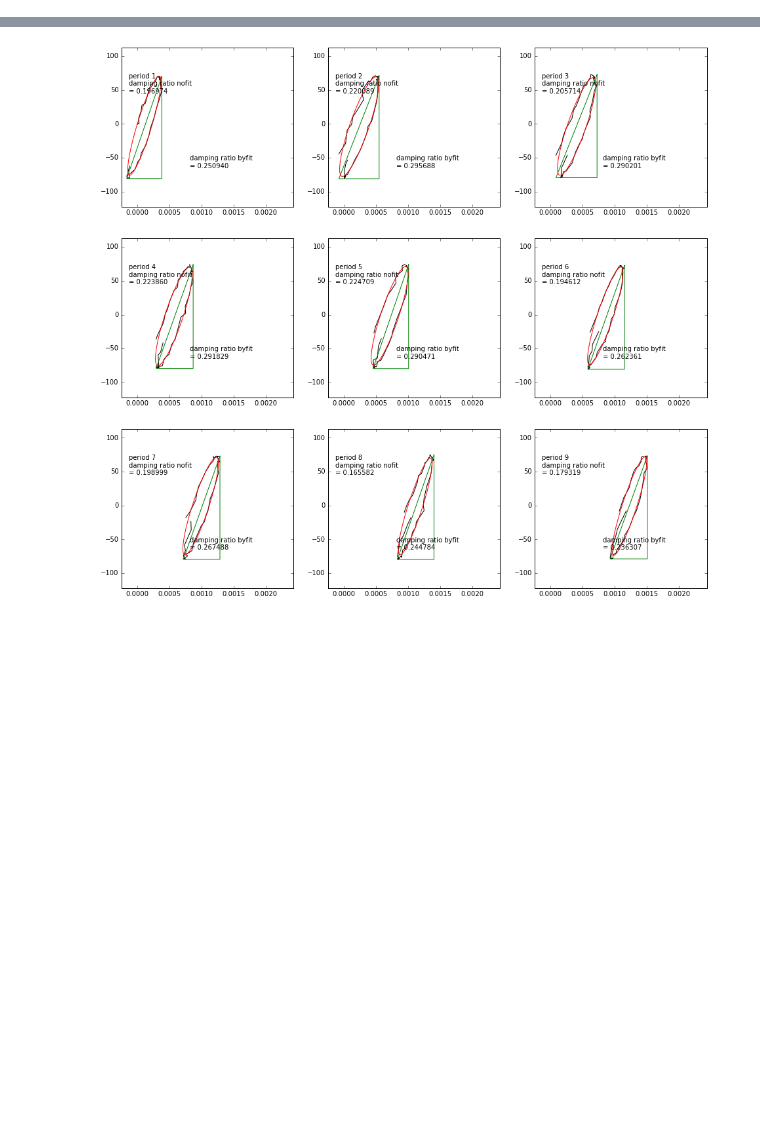
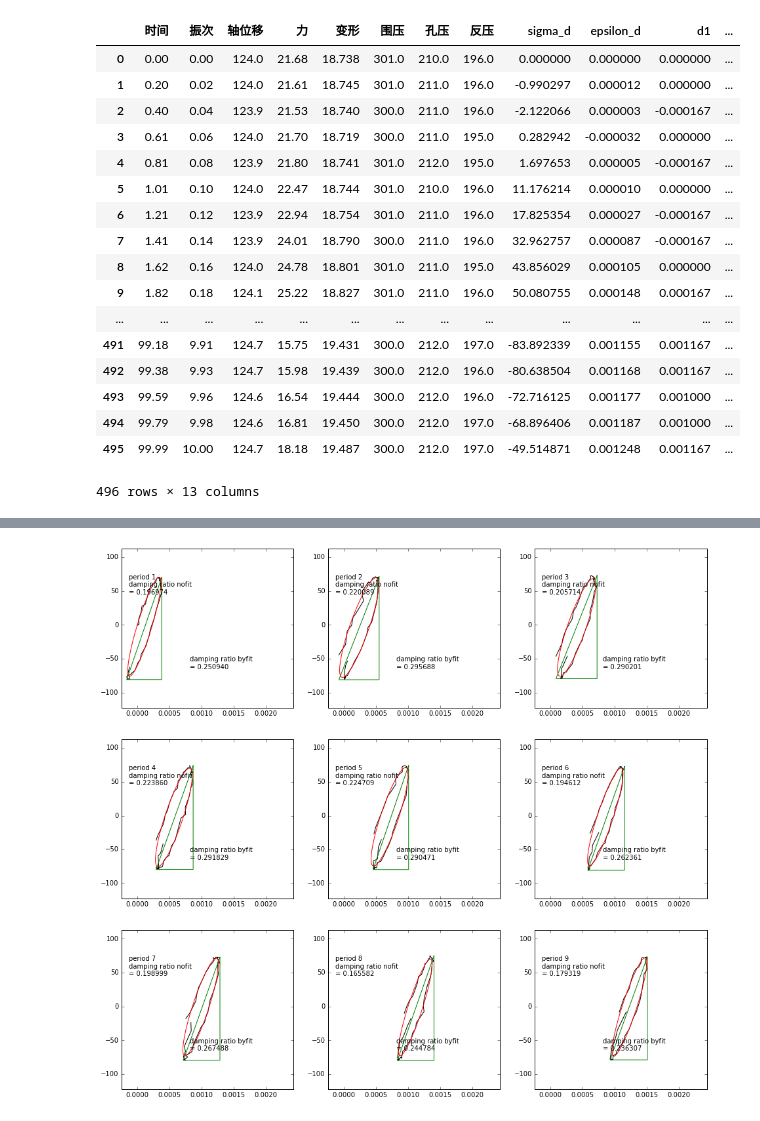
Before and after one commit to FryeT/dongli, a Jupyter notebook: dl_G345/dl_G345.ipynb, the cells around one changed output, grey strips where cells are left out. Saved outputs shown, nothing was run; the diff lists cells and outputs as text; code cells hidden in the pictures; blank space fills up the shorter version.

```diff
--- a/dl_G345/dl_G345.ipynb
+++ b/dl_G345/dl_G345.ipynb
@@ -15,0 +7,22 @@ df['sigma_d'] = (df['力']-df['力'][0])/A0
+# %%
+df = pd.read_csv('datas/0.1hz/dl_G345_6.3kn2017-8-16(10-59-8).csv',encoding='gb2312')
+df
+# %% [output]
+|  | 时间 | 振次 | 轴位移 | 力 | 变形 | 围压 | 孔压 | 反压 | sigma_d | epsilon_d | d1 | ... |
+| 0 | 0.00 | 0.00 | 124.0 | 21.68 | 18.738 | 301.0 | 210.0 | 196.0 | 0.000000 | 0.000000 | 0.000000 | ... |
+| 1 | 0.20 | 0.02 | 124.0 | 21.61 | 18.745 | 301.0 | 211.0 | 196.0 | -0.990297 | 0.000012 | 0.000000 | ... |
+| 2 | 0.40 | 0.04 | 123.9 | 21.53 | 18.740 | 300.0 | 211.0 | 196.0 | -2.122066 | 0.000003 | -0.000167 | ... |
+| 3 | 0.61 | 0.06 | 124.0 | 21.70 | 18.719 | 300.0 | 211.0 | 195.0 | 0.282942 | -0.000032 | 0.000000 | ... |
+| 4 | 0.81 | 0.08 | 123.9 | 21.80 | 18.741 | 301.0 | 212.0 | 195.0 | 1.697653 | 0.000005 | -0.000167 | ... |
+| 5 | 1.01 | 0.10 | 124.0 | 22.47 | 18.744 | 301.0 | 210.0 | 196.0 | 11.176214 | 0.000010 | 0.000000 | ... |
+| 6 | 1.21 | 0.12 | 123.9 | 22.94 | 18.754 | 301.0 | 211.0 | 196.0 | 17.825354 | 0.000027 | -0.000167 | ... |
+| 7 | 1.41 | 0.14 | 123.9 | 24.01 | 18.790 | 300.0 | 211.0 | 196.0 | 32.962757 | 0.000087 | -0.000167 | ... |
+| 8 | 1.62 | 0.16 | 124.0 | 24.78 | 18.801 | 301.0 | 211.0 | 195.0 | 43.856029 | 0.000105 | 0.000000 | ... |
+| 9 | 1.82 | 0.18 | 124.1 | 25.22 | 18.827 | 301.0 | 211.0 | 196.0 | 50.080755 | 0.000148 | 0.000167 | ... |
+| ... | ... | ... | ... | ... | ... | ... | ... | ... | ... | ... | ... | ... |
+| 491 | 99.18 | 9.91 | 124.7 | 15.75 | 19.431 | 300.0 | 212.0 | 197.0 | -83.892339 | 0.001155 | 0.001167 | ... |
+| 492 | 99.38 | 9.93 | 124.7 | 15.98 | 19.439 | 300.0 | 212.0 | 196.0 | -80.638504 | 0.001168 | 0.001167 | ... |
+| 493 | 99.59 | 9.96 | 124.6 | 16.54 | 19.444 | 300.0 | 212.0 | 196.0 | -72.716125 | 0.001177 | 0.001000 | ... |
+| 494 | 99.79 | 9.98 | 124.6 | 16.81 | 19.450 | 300.0 | 212.0 | 197.0 | -68.896406 | 0.001187 | 0.001000 | ... |
+| 495 | 99.99 | 10.00 | 124.7 | 18.18 | 19.487 | 300.0 | 212.0 | 197.0 | -49.514871 | 0.001248 | 0.001167 | ... |
+496 rows × 13 columns
```
Also changed, not shown: parts of 8 cells of this notebook, 2 other files.
